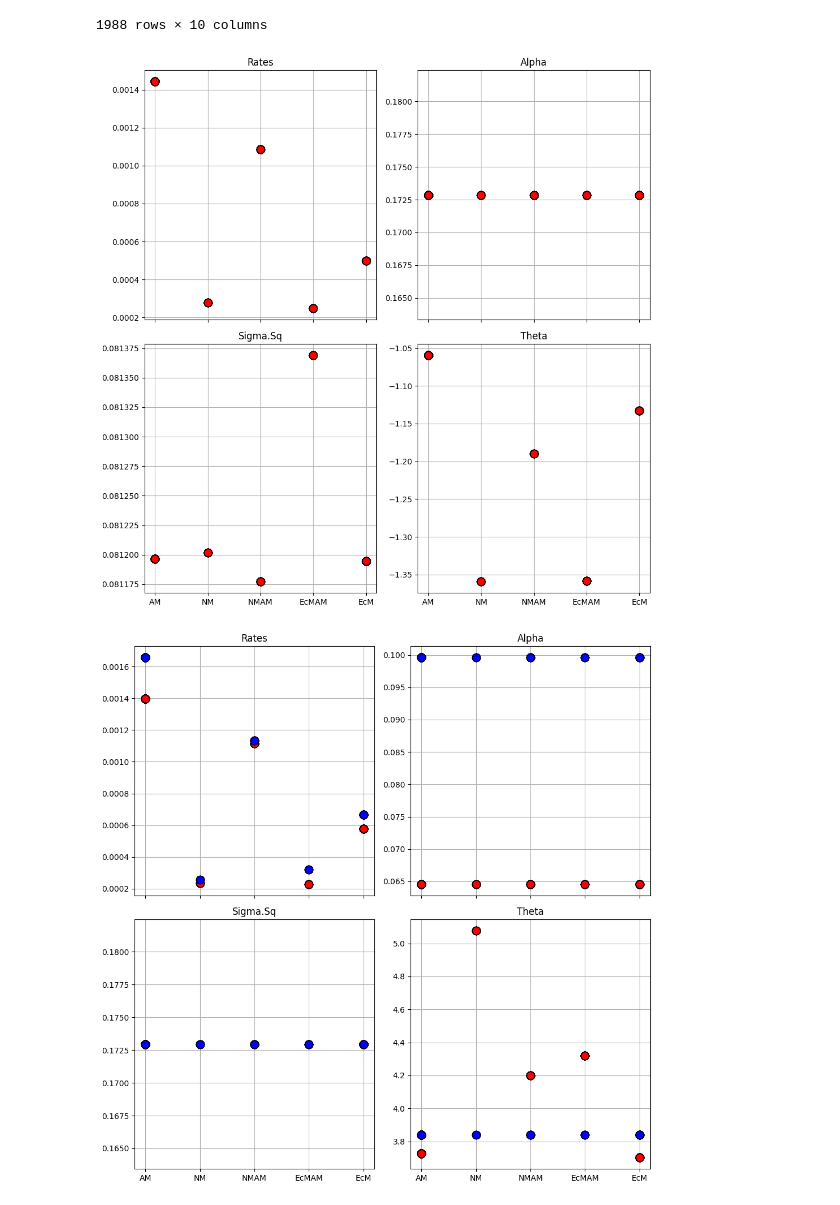
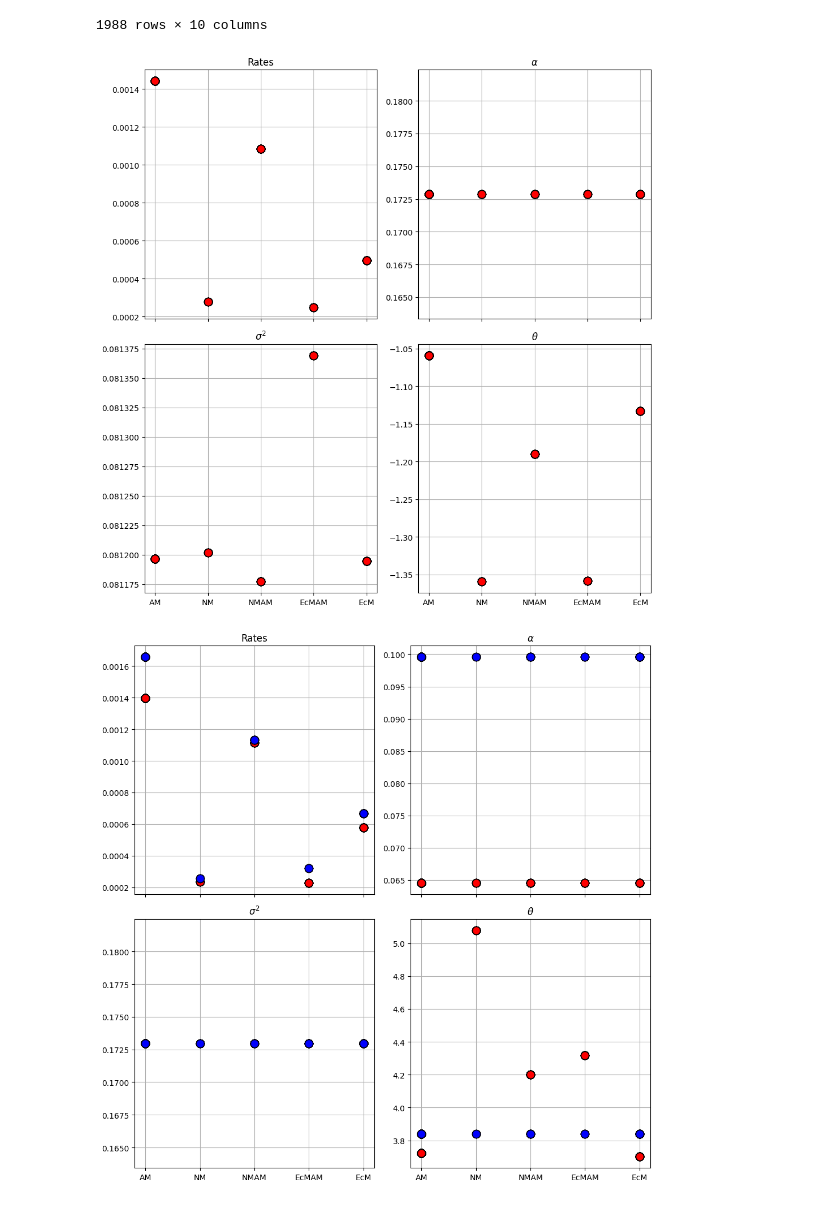
Before and after one commit to anoban/wsu, a Jupyter notebook: R/notebooks/plots.ipynb, the cells around one changed output. Cells and saved outputs as stored; diff of their text form; code cells hidden in the pictures.

```diff
--- a/R/notebooks/plots.ipynb
+++ b/R/notebooks/plots.ipynb
@@ -44,7 +44,12 @@ summary.query(r"trait=='logRD'")
 | 1987 | Lycopodium_volubile | 0.001308 | 0.172946 | 0.082183 | -1.090062 | -1.090062 | 0.237596 | NMAM | False | ... |
 1988 rows × 10 columns
 # %%
-COLUMNS_OF_INTEREST = ["rates", "alpha", "sigma.sq", "theta"]
+COLUMNS_OF_INTEREST = {
+    "rates": "Rates",
+    "alpha": r"$\alpha$",
+    "sigma.sq": r"$\sigma^{2}$",
+    "theta": r"$\theta$"
+}
 # %%
 COLS = {
     "AM": "red", "NM": "blue", "NMAM": "purple", "EcMAM": "orange", "EcM": "yellow"
@@ -52,26 +57,26 @@ COLS = {
 # %%
 plt.rcParams["font.size"] = 10
 fig, axes = plt.subplots(nrows=2, ncols=2, sharex=True, sharey=False)
 fig.set_size_inches(10, 10)
 
 for (axis, col) in zip(axes.flatten(), COLUMNS_OF_INTEREST): # first row
     axis.scatter(x=summary.query(r"trait=='logRD' and is_cd==True").tip_state, y=summary.query(r"trait=='logRD' and is_cd==True").loc[:, col], s=100, edgecolor = "black", color="red")
     # axis.violinplot([df.loc[:, col] for (_, df) in summary.query(r"trait=='logRD' and is_cd==True").groupby("tip_state")], showmeans=True, showmedians=True)
-    axis.set_title(col.title())
+    axis.set_title(COLUMNS_OF_INTEREST.get(col))
     axis.grid()
     axis.set_axisbelow(True)
 
 # for (axis, col) in zip(axes[1], COLUMNS_OF_INTEREST): # first row
 #     axis.scatter(x=summary.query(r"trait=='logRD' and is_cd==False").tip_state, y=summary.query(r"trait=='logRD' and is_cd==False").loc[:, col], s=150, edgecolor = "black", color="red")
 #     axis.set_title(col.title())
 #     axis.grid()
 #     axis.set_axisbelow(True)
 
 plt.tight_layout()
 # plt.show()
 plt.savefig(fname=r"../../plots/houwie_5states_994sp_summary_logrd.png", dpi=800)
 # %% [output]
-[figure, old version]
+[figure, new version]
 # %%
 plt.rcParams["font.size"] = 10
 fig, axes = plt.subplots(nrows=2, ncols=2, sharex=True, sharey=False)
@@ -80,7 +85,7 @@ fig.set_size_inches(10, 10)
 for (axis, col) in zip(axes.flatten(), COLUMNS_OF_INTEREST): # first row
     axis.scatter(x=summary.query(r"trait=='logSRL' and is_cd==True").tip_state, y=summary.query(r"trait=='logSRL' and is_cd==True").loc[:, col], s=100, edgecolor = "black", color="red")
     axis.scatter(x=summary.query(r"trait=='logSRL' and is_cd==False").tip_state, y=summary.query(r"trait=='logSRL' and is_cd==False").loc[:, col], s=100, edgecolor = "black", color="blue", alpha=0.5)
-    axis.set_title(col.title())
+    axis.set_title(COLUMNS_OF_INTEREST.get(col))
     axis.grid()
     axis.set_axisbelow(True)
 
@@ -88,4 +93,4 @@ plt.tight_layout()
 # plt.show()
 plt.savefig(fname=r"../../plots/houwie_5states_994sp_summary_logsrl.png", dpi=800)
 # %% [output]
-[figure, old version]
+[figure, new version]
```
Also changed, not shown: 2 other files.
